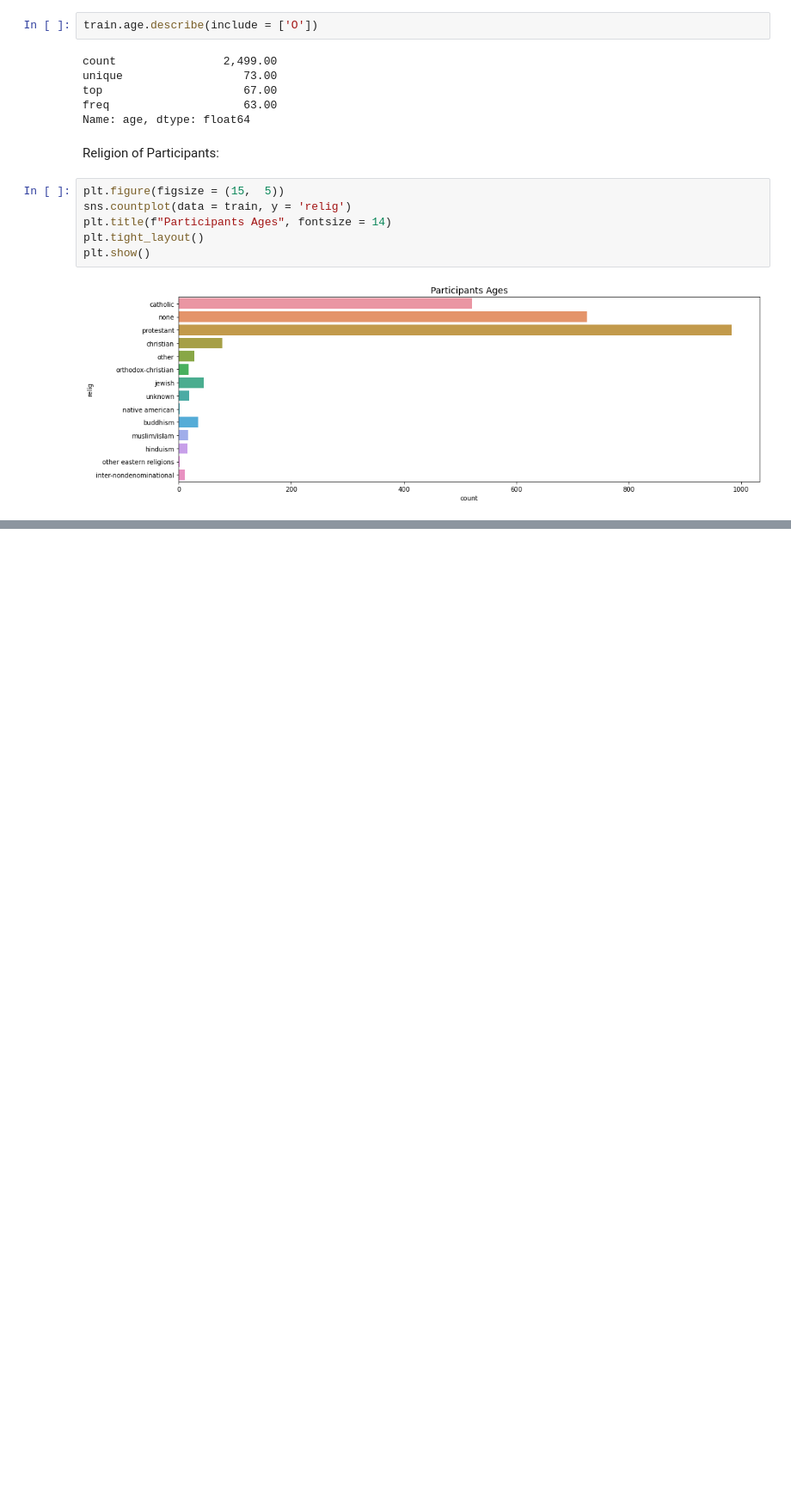
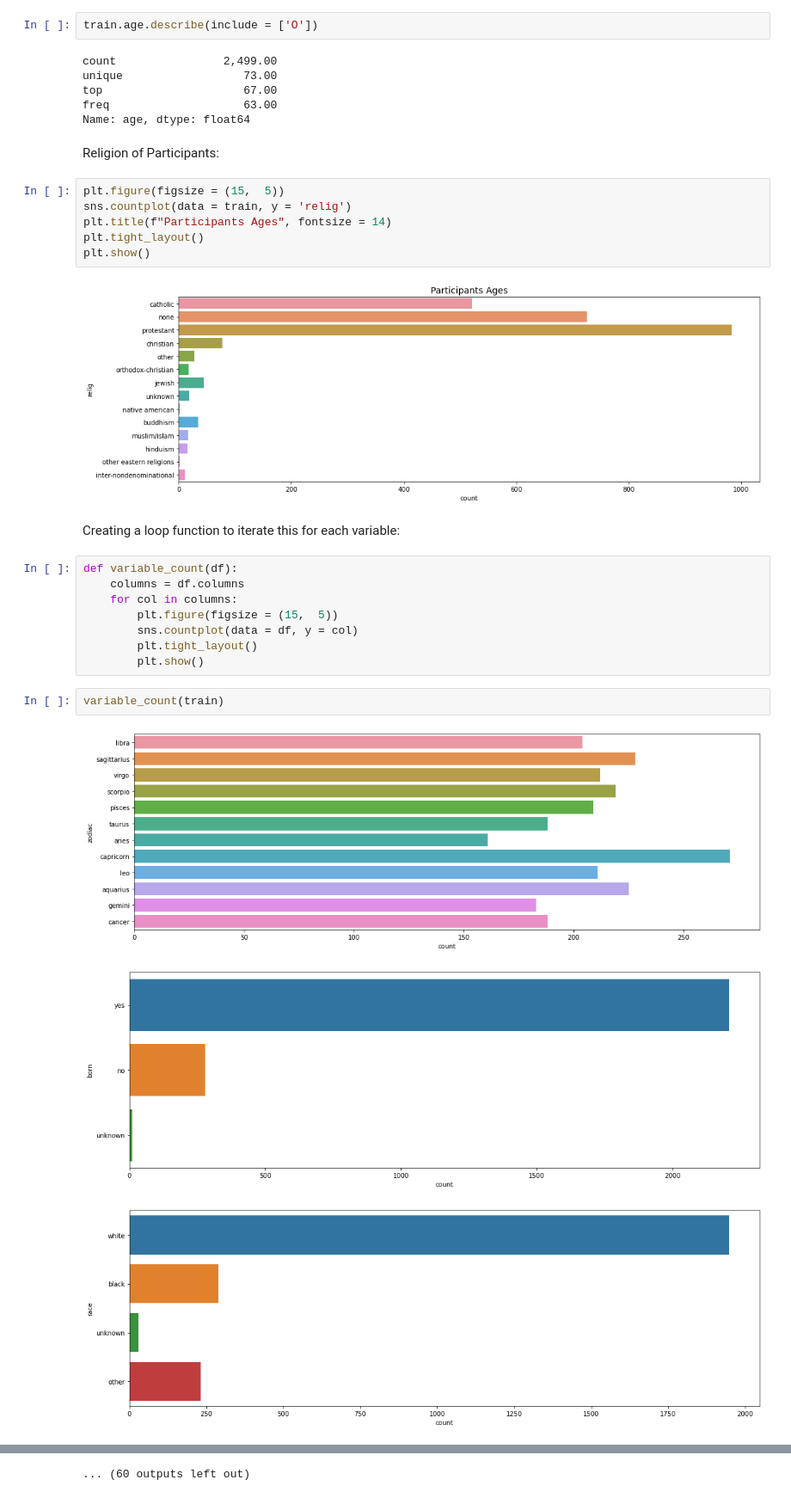
Before and after one commit to jeneyring/GSS_survey, a Jupyter notebook: gss-EDA.ipynb, the cells around one changed output, grey strips where cells are left out. Shown at 86% size. Cells and saved outputs as stored; diff of their text form; blank space fills up the shorter version.

```diff
--- a/gss-EDA.ipynb
+++ b/gss-EDA.ipynb
@@ -237,3 +237,19 @@ plt.tight_layout()
 plt.show()
 # %% [output]
 [figure]
+# %% [markdown]
+Creating a loop function to iterate this for each variable:
+# %%
+def variable_count(df):
+    columns = df.columns
+    for col in columns:
+        plt.figure(figsize = (15,  5))
+        sns.countplot(data = df, y = col)
+        plt.tight_layout()
+        plt.show()
+# %%
+variable_count(train)
+# %% [output]
+[figure, added]
+[figure, added]
+[figure, added]
@@ -239,0 +265 @@ plt.show()
+... (60 outputs left out)
```
Also changed, not shown: parts of 3 cells of this notebook.
